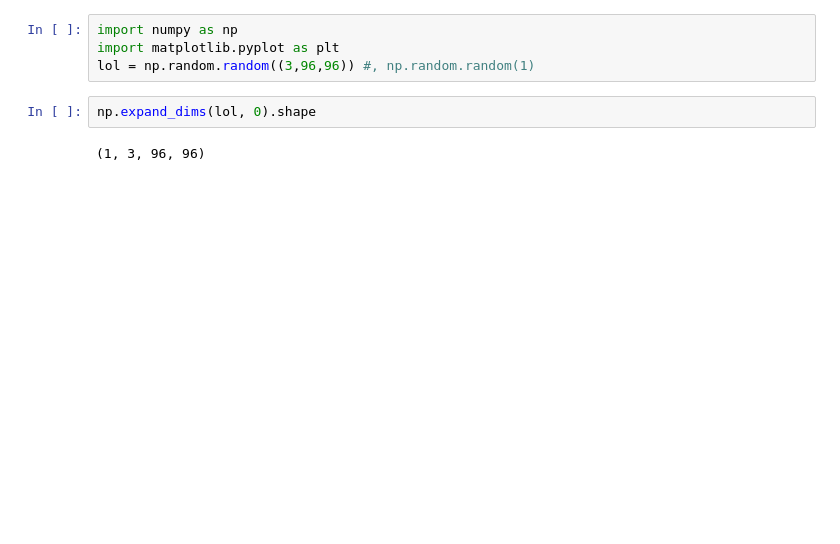
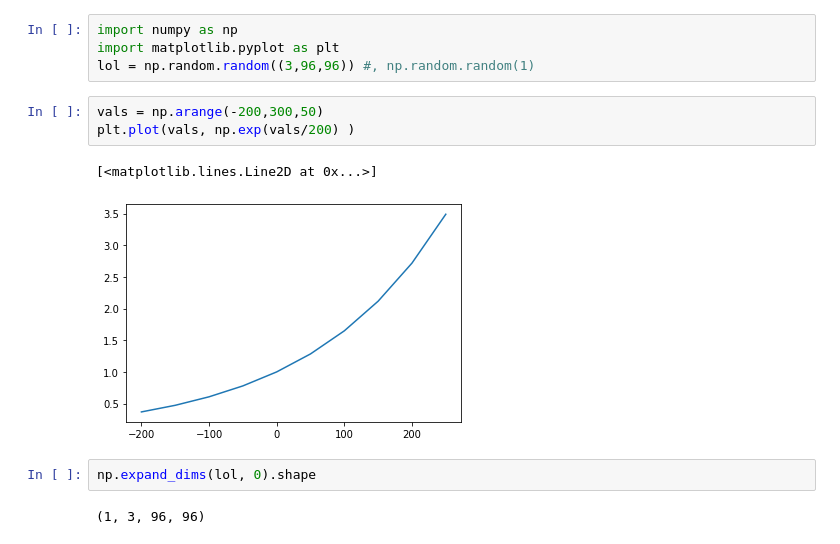
Before and after one commit to TrentBrick/Upside-Down-Free-Energy, a Jupyter notebook: notebooks/Untitled.ipynb, the cells around one changed output. Cells and saved outputs as stored; diff of their text form; blank space fills up the shorter version.

```diff
--- a/notebooks/Untitled.ipynb
+++ b/notebooks/Untitled.ipynb
@@ -2,6 +2,12 @@
 import numpy as np
 import matplotlib.pyplot as plt
 lol = np.random.random((3,96,96)) #, np.random.random(1)
+# %%
+vals = np.arange(-200,300,50)
+plt.plot(vals, np.exp(vals/200) )
+# %% [output]
+[<matplotlib.lines.Line2D at 0x...>]
+[figure, added]
 # %%
 np.expand_dims(lol, 0).shape
 # %% [output]
```
Also changed, not shown: parts of 1 cell of this notebook, 8 other files.
